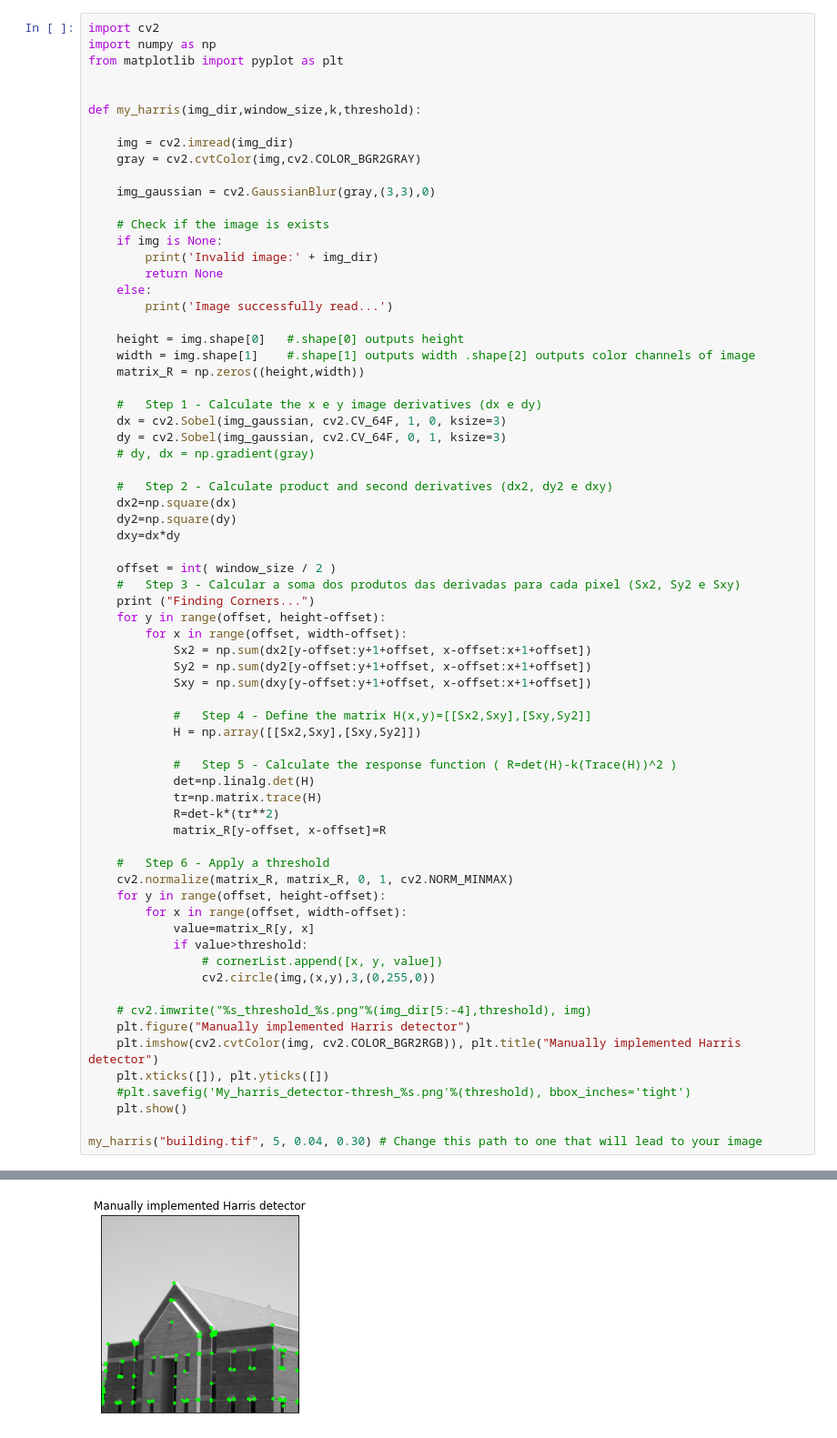
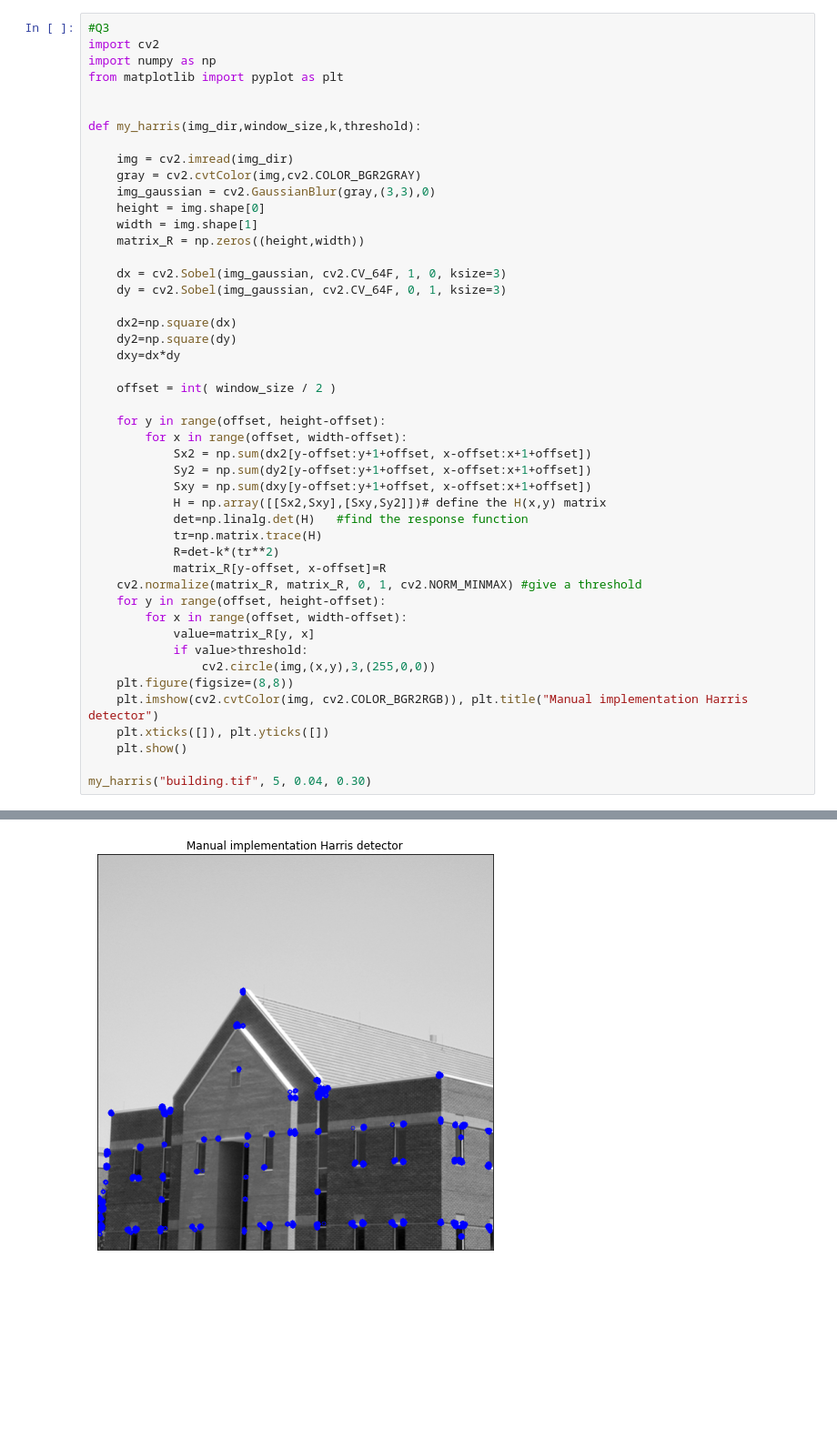
Before and after one commit to Gajaan08/FUNDAMENTALS-OF-IMAGE-PROCESSING, a Jupyter notebook: homework4/Ex4.ipynb, the cells around one changed output, grey strips where cells are left out. Shown at 91% size. Drawn from its saved outputs; the diff is of its cells as text; blank space fills up the shorter version.

```diff
--- a/homework4/Ex4.ipynb
+++ b/homework4/Ex4.ipynb
@@ -19,4 +50,5 @@ plt.show()
 # %%
+#Q3
 import cv2
 import numpy as np
 from matplotlib import pyplot as plt
@@ -26,63 +58,40 @@ def my_harris(img_dir,window_size,k,threshold):
 
     img = cv2.imread(img_dir)
     gray = cv2.cvtColor(img,cv2.COLOR_BGR2GRAY)
-
     img_gaussian = cv2.GaussianBlur(gray,(3,3),0)
-
-    # Check if the image is exists
-    if img is None:
-        print('Invalid image:' + img_dir)
-        return None
-    else:
-        print('Image successfully read...')
-
-    height = img.shape[0]   #.shape[0] outputs height
-    width = img.shape[1]    #.shape[1] outputs width .shape[2] outputs color channels of image
+    height = img.shape[0]
+    width = img.shape[1]
     matrix_R = np.zeros((height,width))
 
-    #   Step 1 - Calculate the x e y image derivatives (dx e dy)
     dx = cv2.Sobel(img_gaussian, cv2.CV_64F, 1, 0, ksize=3)
     dy = cv2.Sobel(img_gaussian, cv2.CV_64F, 0, 1, ksize=3)
-    # dy, dx = np.gradient(gray)
 
-    #   Step 2 - Calculate product and second derivatives (dx2, dy2 e dxy)
     dx2=np.square(dx)
     dy2=np.square(dy)
     dxy=dx*dy
 
     offset = int( window_size / 2 )
-    #   Step 3 - Calcular a soma dos produtos das derivadas para cada pixel (Sx2, Sy2 e Sxy)
-    print ("Finding Corners...")
+
     for y in range(offset, height-offset):
         for x in range(offset, width-offset):
             Sx2 = np.sum(dx2[y-offset:y+1+offset, x-offset:x+1+offset])
             Sy2 = np.sum(dy2[y-offset:y+1+offset, x-offset:x+1+offset])
             Sxy = np.sum(dxy[y-offset:y+1+offset, x-offset:x+1+offset])
-
-            #   Step 4 - Define the matrix H(x,y)=[[Sx2,Sxy],[Sxy,Sy2]]
-            H = np.array([[Sx2,Sxy],[Sxy,Sy2]])
-
-            #   Step 5 - Calculate the response function ( R=det(H)-k(Trace(H))^2 )
-            det=np.linalg.det(H)
+            H = np.array([[Sx2,Sxy],[Sxy,Sy2]])# define the H(x,y) matrix
+            det=np.linalg.det(H)   #find the response function
             tr=np.matrix.trace(H)
             R=det-k*(tr**2)
             matrix_R[y-offset, x-offset]=R
-
-    #   Step 6 - Apply a threshold
-    cv2.normalize(matrix_R, matrix_R, 0, 1, cv2.NORM_MINMAX)
+    cv2.normalize(matrix_R, matrix_R, 0, 1, cv2.NORM_MINMAX) #give a threshold
     for y in range(offset, height-offset):
         for x in range(offset, width-offset):
             value=matrix_R[y, x]
             if value>threshold:
-                # cornerList.append([x, y, value])
-                cv2.circle(img,(x,y),3,(0,255,0))
-
-    # cv2.imwrite("%s_threshold_%s.png"%(img_dir[5:-4],threshold), img)
-    plt.figure("Manually implemented Harris detector")
-    plt.imshow(cv2.cvtColor(img, cv2.COLOR_BGR2RGB)), plt.title("Manually implemented Harris detector")
+                cv2.circle(img,(x,y),3,(255,0,0))
+    plt.figure(figsize=(8,8))
+    plt.imshow(cv2.cvtColor(img, cv2.COLOR_BGR2RGB)), plt.title("Manual implementation Harris detector")
     plt.xticks([]), plt.yticks([])
-    #plt.savefig('My_harris_detector-thresh_%s.png'%(threshold), bbox_inches='tight')
     plt.show()
 
-my_harris("building.tif", 5, 0.04, 0.30) # Change this path to one that will lead to your image
+my_harris("building.tif", 5, 0.04, 0.30)
 # %% [output]
@@ -91 +98 @@ Finding Corners...
-[figure, old version]
+[figure, new version]
```
Also changed, not shown: parts of 8 cells of this notebook, 2 other files.
